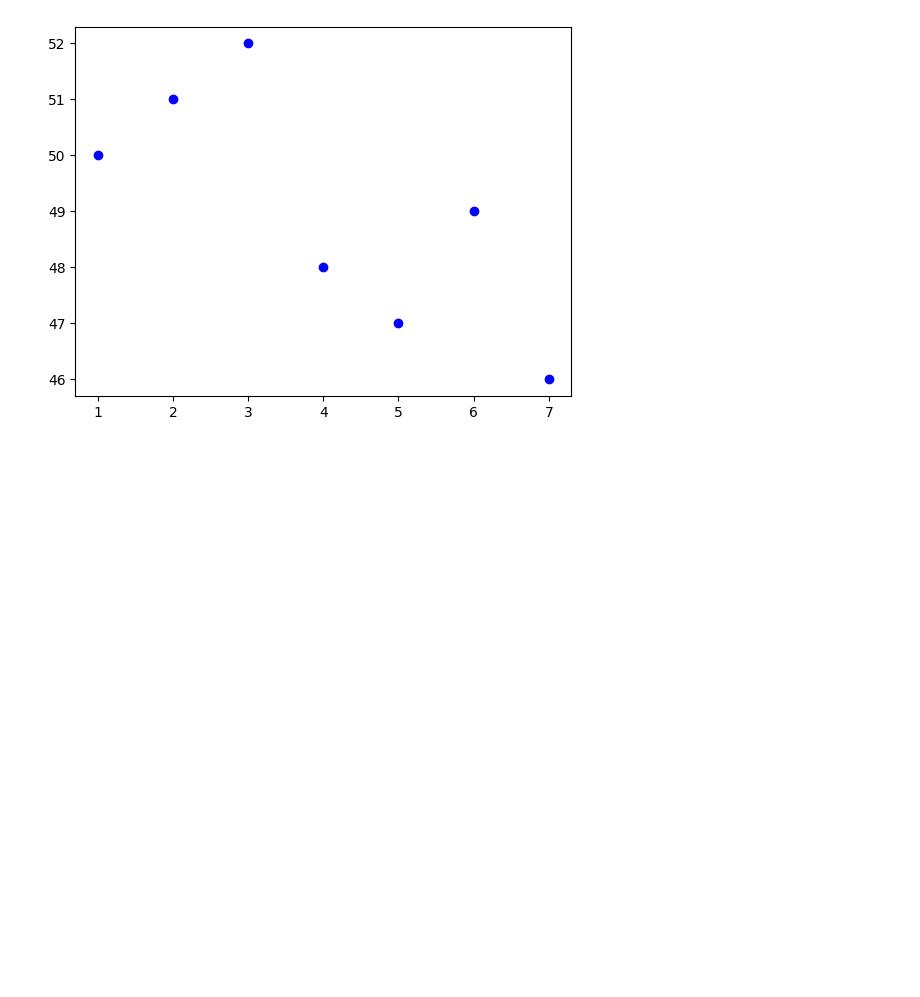
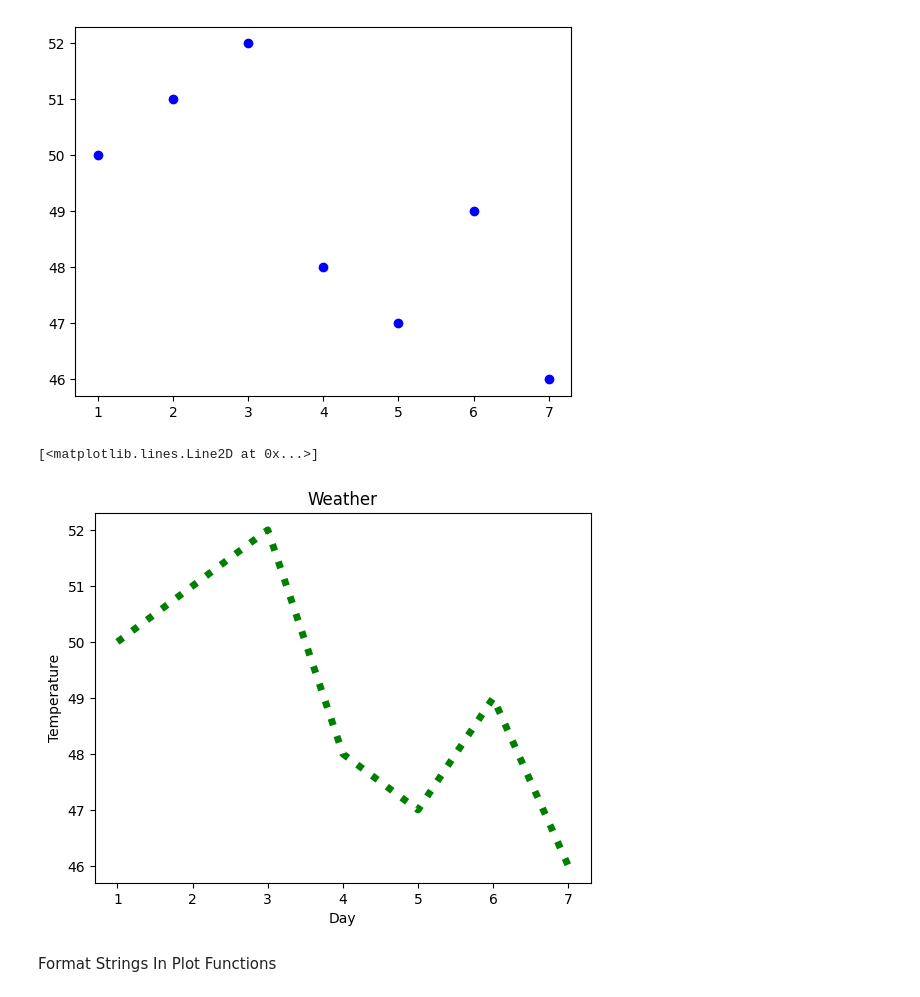
Before and after one commit to ChiefBibek/Matplotlib, a Jupyter notebook: matplot.ipynb, the cells around one changed output. Saved outputs shown, nothing was run; the diff lists cells and outputs as text; code cells hidden in the pictures; blank space fills up the shorter version.

```diff
--- a/matplot.ipynb
+++ b/matplot.ipynb
@@ -14,3 +16,13 @@ plt.plot(x,y,'bo')
 # %% [output]
 [<matplotlib.lines.Line2D at 0x...>]
 [figure]
+# %%
+plt.xlabel('Day')
+plt.ylabel('Temperature')
+plt.title('Weather')
+plt.plot(x,y,color='green', linewidth=5,linestyle='dotted')
+# %% [output]
+[<matplotlib.lines.Line2D at 0x...>]
+[figure, added]
+# %% [markdown]
+Format Strings In Plot Functions
```
Also changed, not shown: parts of 2 cells of this notebook.
